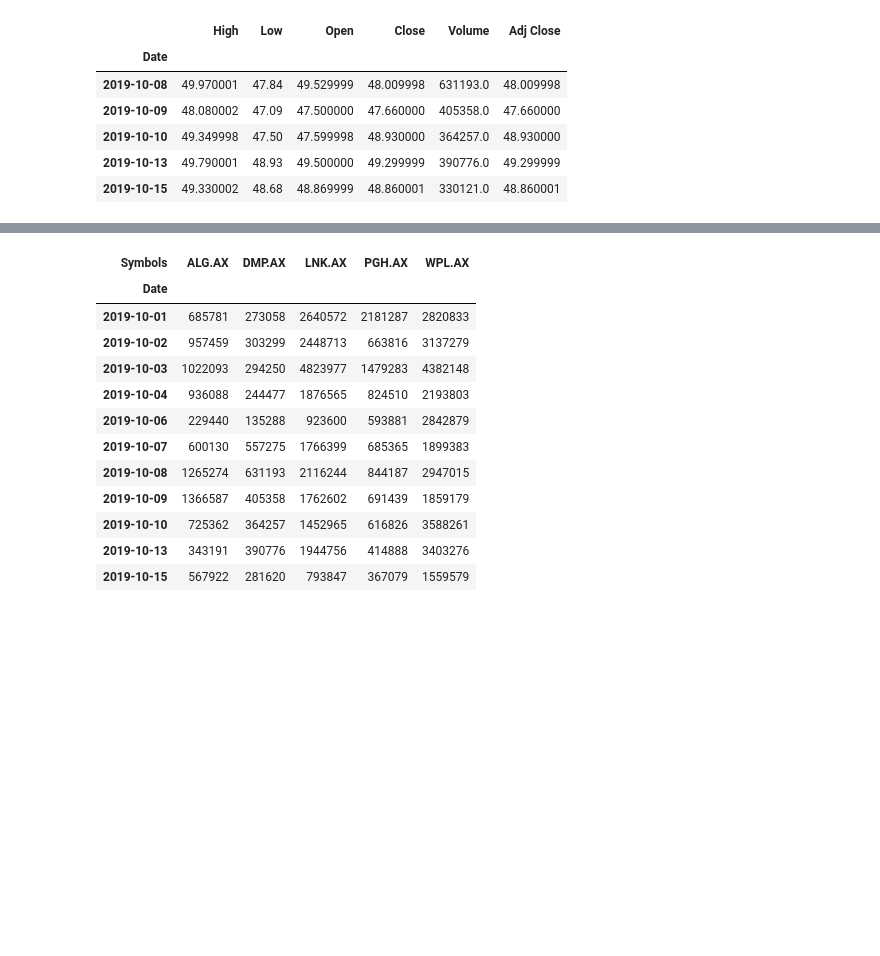
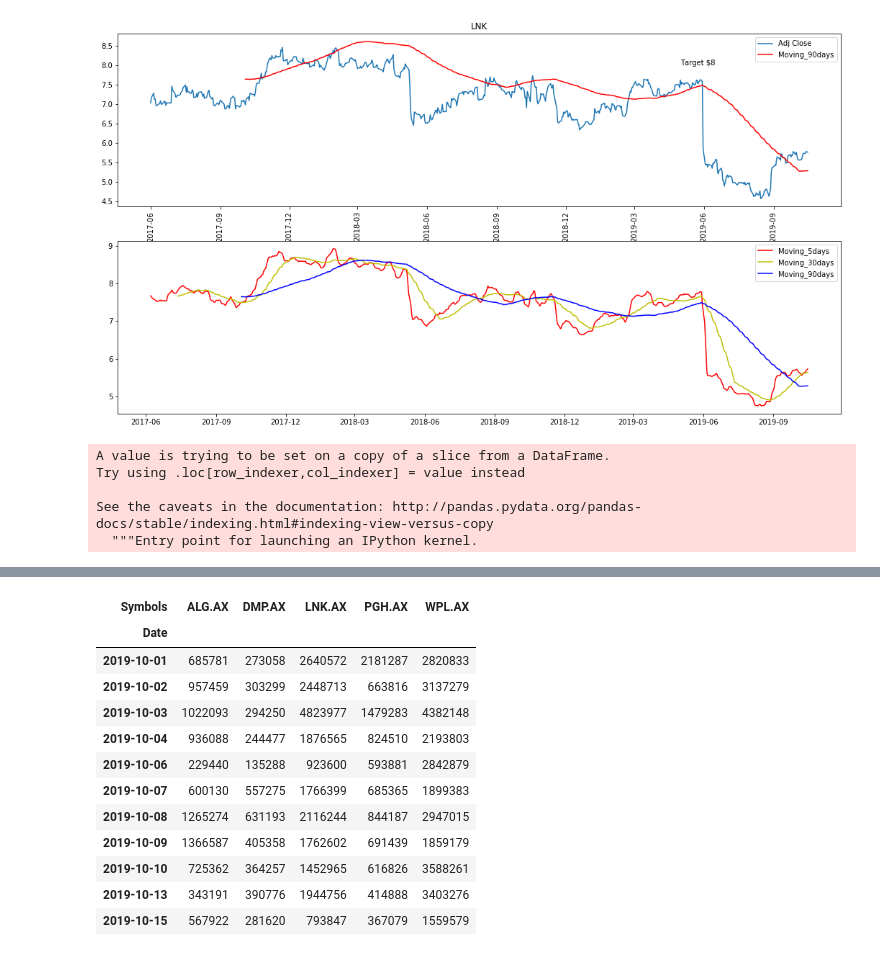
Before and after one commit to RonnyCh/Laptop, a Jupyter notebook: Stocks.ipynb, the cells around one changed output, grey strips where cells are left out. Drawn from its saved outputs; the diff is of its cells as text; code cells hidden in the pictures; blank space fills up the shorter version.

```diff
--- a/Stocks.ipynb
+++ b/Stocks.ipynb
@@ -1,23 +1,48 @@
-# %%
-import pandas as pd
-import datetime
-import math
-import numpy as np
-import pandas_datareader.data as web
-from pandas import Series, DataFrame
-from sklearn import preprocessing
-
-
-start = datetime.datetime(2019, 1, 1)
-end = datetime.datetime(2019, 10, 15)
-
-df = web.DataReader("DMP.AX", 'yahoo', start, end)
-df.tail()
-# %% [output]
-|  | High | Low | Open | Close | Volume | Adj Close |
-| Date |  |  |  |  |  |  |
-| 2019-10-08 | 49.970001 | 47.84 | 49.529999 | 48.009998 | 631193.0 | 48.009998 |
-| 2019-10-09 | 48.080002 | 47.09 | 47.500000 | 47.660000 | 405358.0 | 47.660000 |
-| 2019-10-10 | 49.349998 | 47.50 | 47.599998 | 48.930000 | 364257.0 | 48.930000 |
-| 2019-10-13 | 49.790001 | 48.93 | 49.500000 | 49.299999 | 390776.0 | 49.299999 |
-| 2019-10-15 | 49.330002 | 48.68 | 48.869999 | 48.860001 | 330121.0 | 48.860001 |
+# %%
+import pandas as pd
+import datetime
+import math
+import numpy as np
+import pandas_datareader.data as web
+from pandas import Series, DataFrame
+from sklearn import preprocessing
+import matplotlib.pyplot as plt
+
+start = datetime.datetime(2017, 6, 1)
+end = datetime.datetime(2019, 10, 16)
+
+df = web.DataReader("lnk.AX", 'yahoo', start, end)
+df['EMA_12'] = df.Close.ewm(span=12).mean()
+df['EMA_26'] = df.Close.ewm(span=26).mean()
+df['Moving_5days'] = df.Close.rolling(window=5).mean()
+df['Moving_30days'] = df.Close.rolling(window=30).mean()
+df['Moving_90days'] = df.Close.rolling(window=90).mean()
+df['MACD'] = df['EMA_26'] - df['EMA_12']
+df['Signal'] = df.MACD.ewm(span=9).mean()
+df['Target'] = 8
+
+
+s = df['Volume']
+a = df['Adj Close']
+
+plt.figure(figsize=(18,15))
+
+plt.subplot(3,1,1)
+plt.plot(a)
+plt.plot(df['Moving_90days'],'R')
+#plt.plot(df['Target'],'--')
+plt.title('LNK')
+plt.xticks(rotation='vertical')
+plt.annotate('Target $8',xy=('2019-05-01',8))
+plt.legend()
+
+plt.subplot(3,1,2)
+plt.plot(df['Moving_5days'],'R')
+plt.plot(df['Moving_30days'],'Y')
+plt.plot(df['Moving_90days'],'b')
+plt.legend()
+
+
+plt.show()
+# %% [output]
+[figure, added]
@@ -23,0 +57,8 @@ df.tail()
+# %%
+test['action'] = test.apply(decide,axis=1)
+# %% [output]
+A value is trying to be set on a copy of a slice from a DataFrame.
+Try using .loc[row_indexer,col_indexer] = value instead
+
+See the caveats in the documentation: http://pandas.pydata.org/pandas-docs/stable/indexing.html#indexing-view-versus-copy
+  """Entry point for launching an IPython kernel.
```
Also changed, not shown: parts of 21 cells of this notebook.
